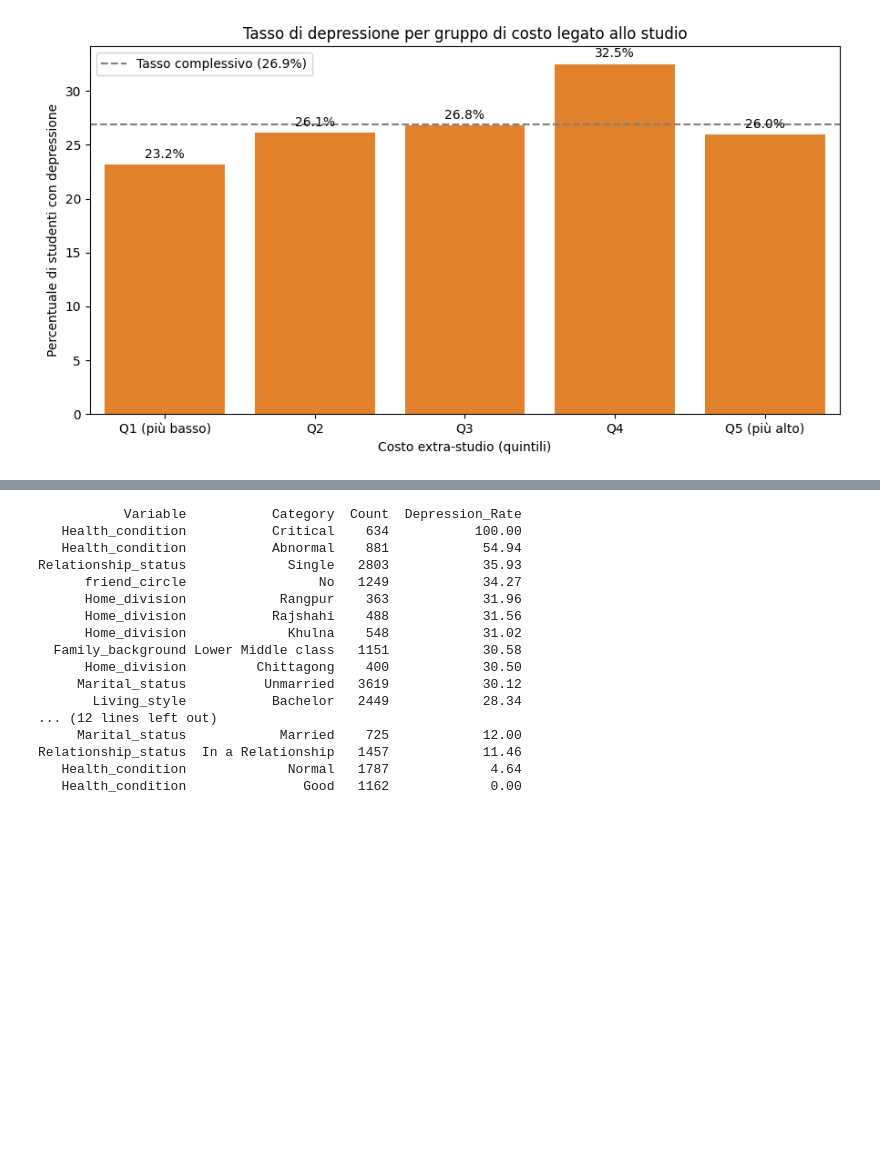
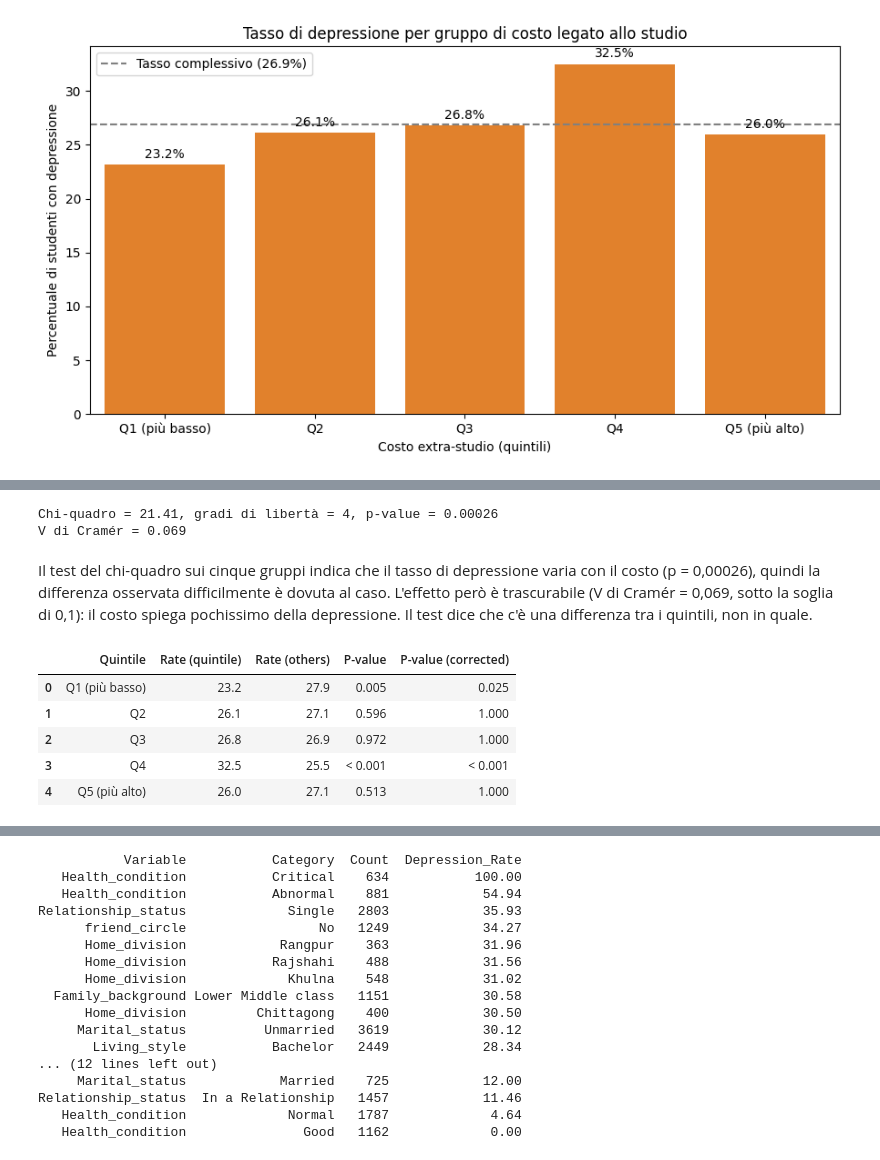
Before and after one commit to DinuIustinAdrian/final_project_data_science, a Jupyter notebook: juno-s-story-student-depression-eda-stats.ipynb, the cells around one changed output, grey strips where cells are left out. Drawn from its saved outputs; the diff is of its cells as text; code cells hidden in the pictures; blank space fills up the shorter version.

```diff
--- a/juno-s-story-student-depression-eda-stats.ipynb
+++ b/juno-s-story-student-depression-eda-stats.ipynb
@@ -461,0 +500,7 @@ This time, instead of searching for more clues, Juno would examine the findings
+# %%
+#ci chiediamo se le differenze dei quantili plottate sopra sono casuali
+#testiamo l'ipotesi che il costo non c'entri con la depressione
+
+#tabella con quintili di costo nelle righe e depressione colonne
+cost_table = pd.crosstab(df["Cost_quintile"], df['Depression'])
+print(cost_table)
@@ -461,0 +515,49 @@ This time, instead of searching for more clues, Juno would examine the findings
+# %%
+from scipy.stats import chi2_contingency
+chi2, p_value, dof, expected = chi2_contingency(cost_table)
+print(f"Chi-quadro = {chi2:.2f}, gradi di libertà = {dof}, p-value = {p_value:.5f}")
+
+n = cost_table.to_numpy().sum()
+cramers_v = np.sqrt(chi2 / (n * min(cost_table.shape[0] - 1, cost_table.shape[1] - 1)))
+print(f"V di Cramér = {cramers_v:.3f}")
+# %% [output]
+Chi-quadro = 21.41, gradi di libertà = 4, p-value = 0.00026
+V di Cramér = 0.069
+# %% [markdown]
+Il test del chi-quadro sui cinque gruppi indica che il tasso di depressione varia con il costo (p = 0,00026), quindi la differenza osservata difficilmente è dovuta al caso. L'effetto però è trascurabile (V di Cramér = 0,069, sotto la soglia di 0,1): il costo spiega pochissimo della depressione. Il test dice che c'è una differenza tra i quintili, non in quale.
+# %%
+quintile_results = []
+
+for q in df["Cost_quintile"].cat.categories:
+    in_group = df["Cost_quintile"] == q
+
+    # tasso dentro il quintile e tasso nel resto degli studenti
+    rate_in = (df.loc[in_group, "Depression"] == "Yes").mean() * 100
+    rate_out = (df.loc[~in_group, "Depression"] == "Yes").mean() * 100
+
+    table = pd.crosstab(in_group, df["Depression"])
+    chi2, p_value, dof, expected = chi2_contingency(table)
+
+    quintile_results.append({
+        "Quintile": q,
+        "Rate (quintile)": round(rate_in, 1),
+        "Rate (others)": round(rate_out, 1),
+        "P-value": p_value,
+        "P-value (corrected)": min(p_value * 5, 1)
+    })
+
+quintile_table = pd.DataFrame(quintile_results)
+
+for nome_colonna in ["P-value", "P-value (corrected)"]:
+    quintile_table[nome_colonna] = quintile_table[nome_colonna].map(
+        lambda p: "< 0.001" if p < 0.001 else f"{p:.3f}"
+    )
+
+quintile_table
+# %% [output]
+|  | Quintile | Rate (quintile) | Rate (others) | P-value | P-value (corrected) |
+| 0 | Q1 (più basso) | 23.2 | 27.9 | 0.005 | 0.025 |
+| 1 | Q2 | 26.1 | 27.1 | 0.596 | 1.000 |
+| 2 | Q3 | 26.8 | 26.9 | 0.972 | 1.000 |
+| 3 | Q4 | 32.5 | 25.5 | < 0.001 | < 0.001 |
+| 4 | Q5 (più alto) | 26.0 | 27.1 | 0.513 | 1.000 |
```
Also changed, not shown: parts of 37 cells of this notebook.
